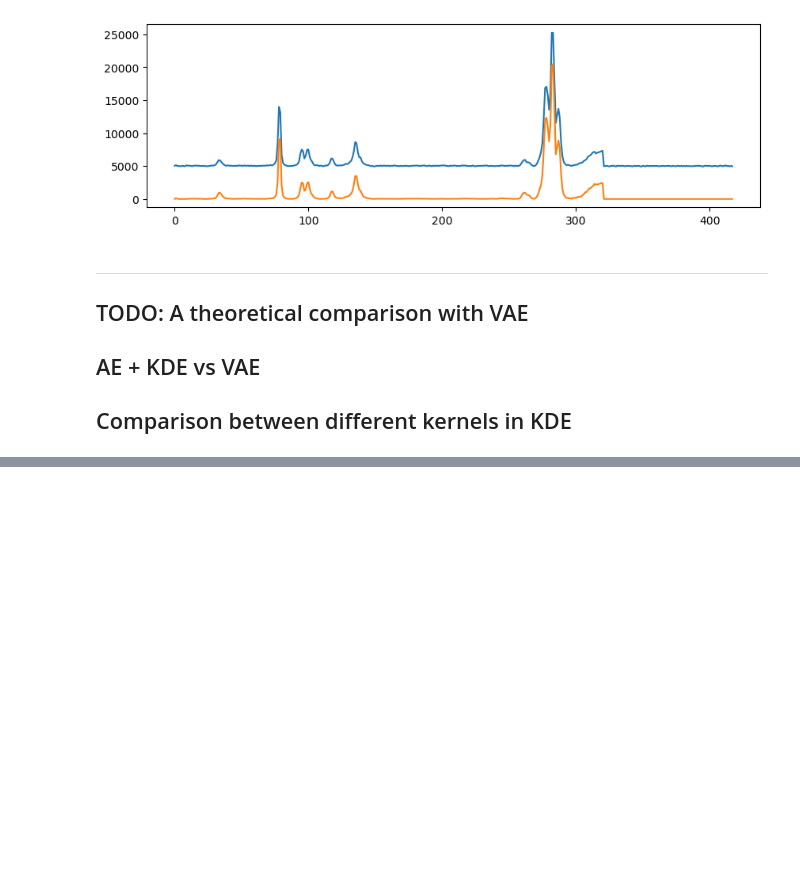
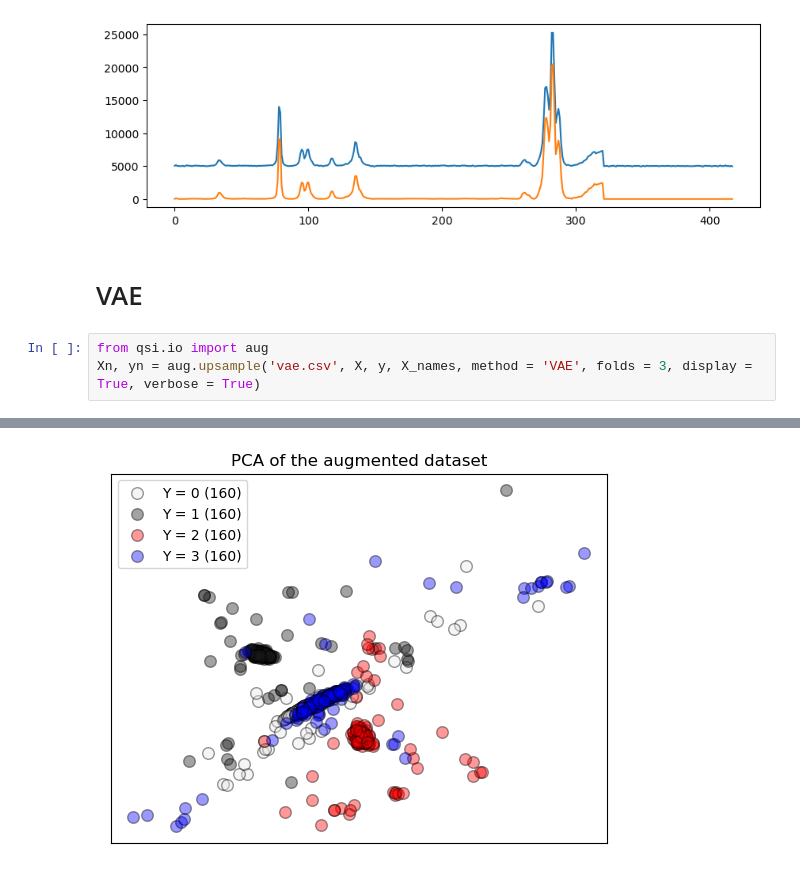
Before and after one commit to zhangys11/qsi-tk, a Jupyter notebook: notebook/qsi-tk - aug.ipynb, the cells around one changed output, grey strips where cells are left out. Saved outputs shown, nothing was run; the diff lists cells and outputs as text; blank space fills up the shorter version.

```diff
--- a/notebook/qsi-tk - aug.ipynb
+++ b/notebook/qsi-tk - aug.ipynb
@@ -251,11 +251,9 @@ plt.plot(Xn[0])
 # %% [output]
 [<matplotlib.lines.Line2D at 0x...>]
 [figure]
-# %% [markdown]
-<hr/>
-
-## TODO: A theoretical comparison with VAE
-
-## AE + KDE vs VAE
-
-## Comparison between different kernels in KDE
+# %% [markdown]
+# VAE
+# %%
+from qsi.io import aug
+Xn, yn = aug.upsample('vae.csv', X, y, X_names, method = 'VAE', folds = 3, display = True, verbose = True)
+# %% [output]
@@ -261,0 +277 @@ plt.plot(Xn[0])
+[figure, added]
```
Also changed, not shown: parts of 3 cells of this notebook, 5 other files.
